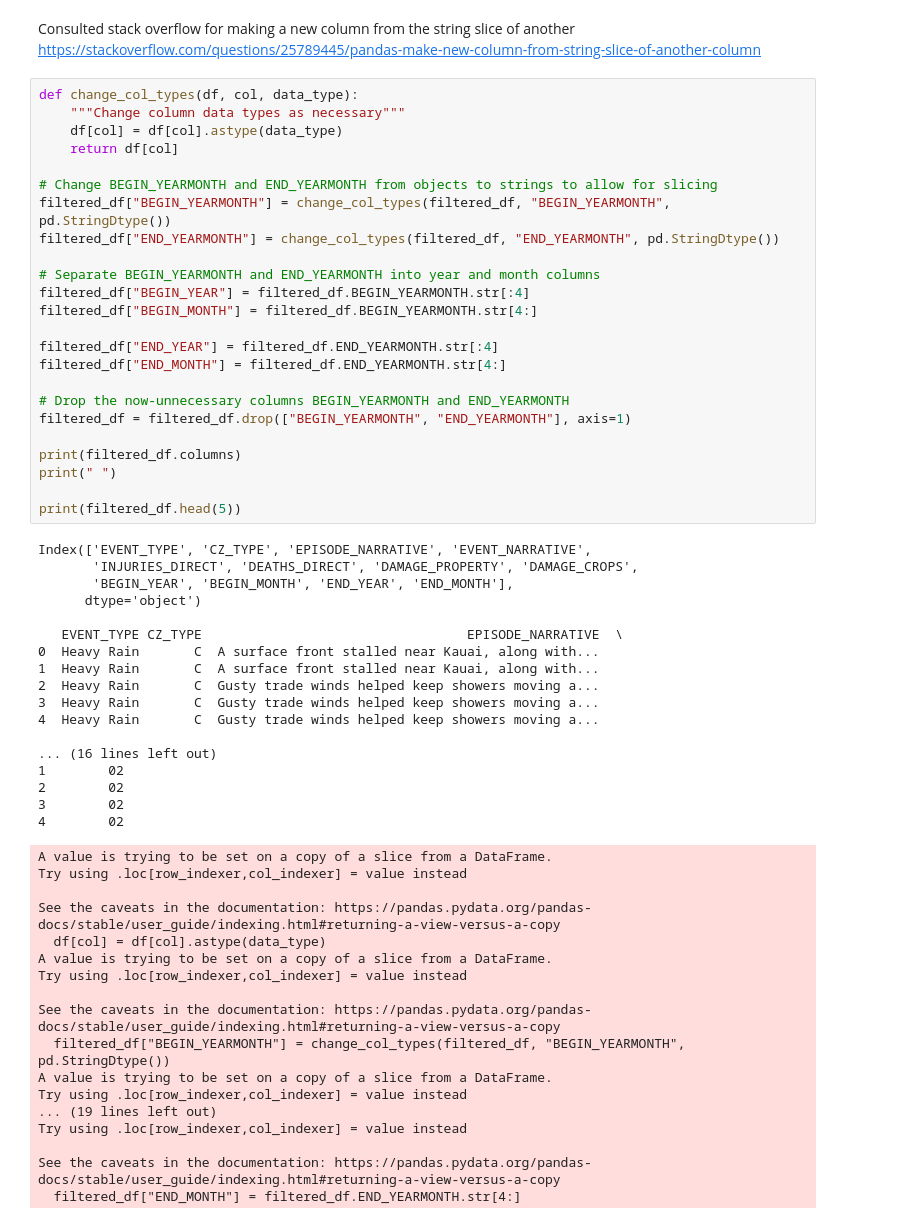
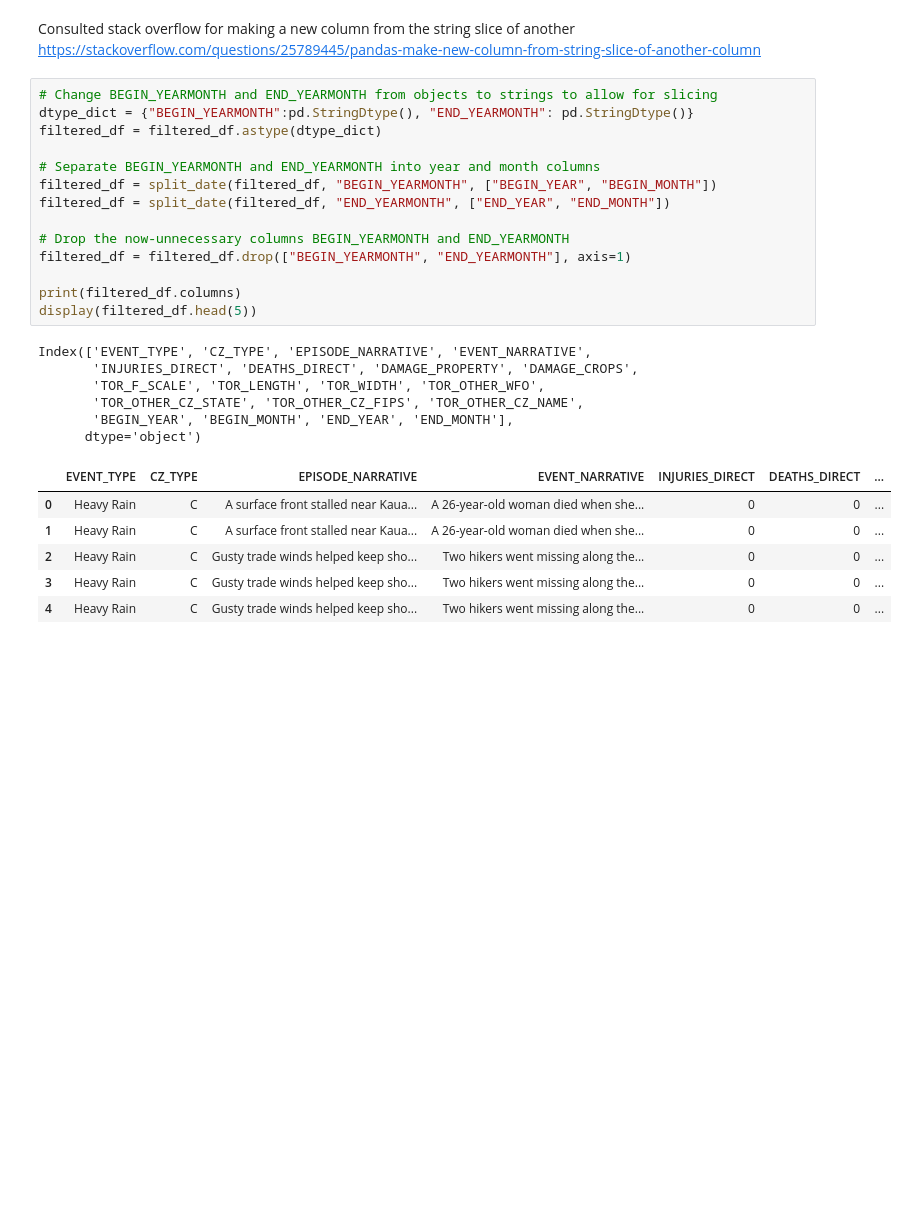
Before and after one commit to dgill218/WeatherDisasters, a Jupyter notebook: weather_disasters.ipynb, the cells around one changed output. Drawn from its saved outputs; the diff is of its cells as text; blank space fills up the shorter version.

```diff
--- a/weather_disasters.ipynb
+++ b/weather_disasters.ipynb
@@ -129,63 +173,31 @@ dtype: object
 Consulted stack overflow for making a new column from the string slice of another
 https://stackoverflow.com/questions/25789445/pandas-make-new-column-from-string-slice-of-another-column
 # %%
-def change_col_types(df, col, data_type):
-    """Change column data types as necessary"""
-    df[col] = df[col].astype(data_type)
-    return df[col]
-
 # Change BEGIN_YEARMONTH and END_YEARMONTH from objects to strings to allow for slicing
-filtered_df["BEGIN_YEARMONTH"] = change_col_types(filtered_df, "BEGIN_YEARMONTH", pd.StringDtype())
-filtered_df["END_YEARMONTH"] = change_col_types(filtered_df, "END_YEARMONTH", pd.StringDtype())
+dtype_dict = {"BEGIN_YEARMONTH":pd.StringDtype(), "END_YEARMONTH": pd.StringDtype()}
+filtered_df = filtered_df.astype(dtype_dict)
 
 # Separate BEGIN_YEARMONTH and END_YEARMONTH into year and month columns
-filtered_df["BEGIN_YEAR"] = filtered_df.BEGIN_YEARMONTH.str[:4]
-filtered_df["BEGIN_MONTH"] = filtered_df.BEGIN_YEARMONTH.str[4:]
-
-filtered_df["END_YEAR"] = filtered_df.END_YEARMONTH.str[:4]
-filtered_df["END_MONTH"] = filtered_df.END_YEARMONTH.str[4:]
+filtered_df = split_date(filtered_df, "BEGIN_YEARMONTH", ["BEGIN_YEAR", "BEGIN_MONTH"])
+filtered_df = split_date(filtered_df, "END_YEARMONTH", ["END_YEAR", "END_MONTH"])
 
 # Drop the now-unnecessary columns BEGIN_YEARMONTH and END_YEARMONTH
 filtered_df = filtered_df.drop(["BEGIN_YEARMONTH", "END_YEARMONTH"], axis=1)
 
 print(filtered_df.columns)
-print(" ")
-
-print(filtered_df.head(5))
+display(filtered_df.head(5))
 # %% [output]
 Index(['EVENT_TYPE', 'CZ_TYPE', 'EPISODE_NARRATIVE', 'EVENT_NARRATIVE',
        'INJURIES_DIRECT', 'DEATHS_DIRECT', 'DAMAGE_PROPERTY', 'DAMAGE_CROPS',
+       'TOR_F_SCALE', 'TOR_LENGTH', 'TOR_WIDTH', 'TOR_OTHER_WFO',
+       'TOR_OTHER_CZ_STATE', 'TOR_OTHER_CZ_FIPS', 'TOR_OTHER_CZ_NAME',
        'BEGIN_YEAR', 'BEGIN_MONTH', 'END_YEAR', 'END_MONTH'],
       dtype='object')
-
-   EVENT_TYPE CZ_TYPE                                  EPISODE_NARRATIVE  \
-0  Heavy Rain       C  A surface front stalled near Kauai, along with...
-1  Heavy Rain       C  A surface front stalled near Kauai, along with...
-2  Heavy Rain       C  Gusty trade winds helped keep showers moving a...
-3  Heavy Rain       C  Gusty trade winds helped keep showers moving a...
-4  Heavy Rain       C  Gusty trade winds helped keep showers moving a...
-
-... (16 lines left out)
-1        02
-2        02
-3        02
-4        02
-A value is trying to be set on a copy of a slice from a DataFrame.
-Try using .loc[row_indexer,col_indexer] = value instead
-
-See the caveats in the documentation: https://pandas.pydata.org/pandas-docs/stable/user_guide/indexing.html#returning-a-view-versus-a-copy
-  df[col] = df[col].astype(data_type)
-A value is trying to be set on a copy of a slice from a DataFrame.
-Try using .loc[row_indexer,col_indexer] = value instead
-
-See the caveats in the documentation: https://pandas.pydata.org/pandas-docs/stable/user_guide/indexing.html#returning-a-view-versus-a-copy
-  filtered_df["BEGIN_YEARMONTH"] = change_col_types(filtered_df, "BEGIN_YEARMONTH", pd.StringDtype())
-A value is trying to be set on a copy of a slice from a DataFrame.
-Try using .loc[row_indexer,col_indexer] = value instead
-... (19 lines left out)
-Try using .loc[row_indexer,col_indexer] = value instead
-
-See the caveats in the documentation: https://pandas.pydata.org/pandas-docs/stable/user_guide/indexing.html#returning-a-view-versus-a-copy
-  filtered_df["END_MONTH"] = filtered_df.END_YEARMONTH.str[4:]
+|  | EVENT_TYPE | CZ_TYPE | EPISODE_NARRATIVE | EVENT_NARRATIVE | INJURIES_DIRECT | DEATHS_DIRECT | ... |
+| 0 | Heavy Rain | C | A surface front stalled near Kaua... | A 26-year-old woman died when she... | 0 | 0 | ... |
+| 1 | Heavy Rain | C | A surface front stalled near Kaua... | A 26-year-old woman died when she... | 0 | 0 | ... |
+| 2 | Heavy Rain | C | Gusty trade winds helped keep sho... | Two hikers went missing along the... | 0 | 0 | ... |
+| 3 | Heavy Rain | C | Gusty trade winds helped keep sho... | Two hikers went missing along the... | 0 | 0 | ... |
+| 4 | Heavy Rain | C | Gusty trade winds helped keep sho... | Two hikers went missing along the... | 0 | 0 | ... |
 # %%
 # Change the types of certain columns
```
Also changed, not shown: parts of 14 cells of this notebook.
